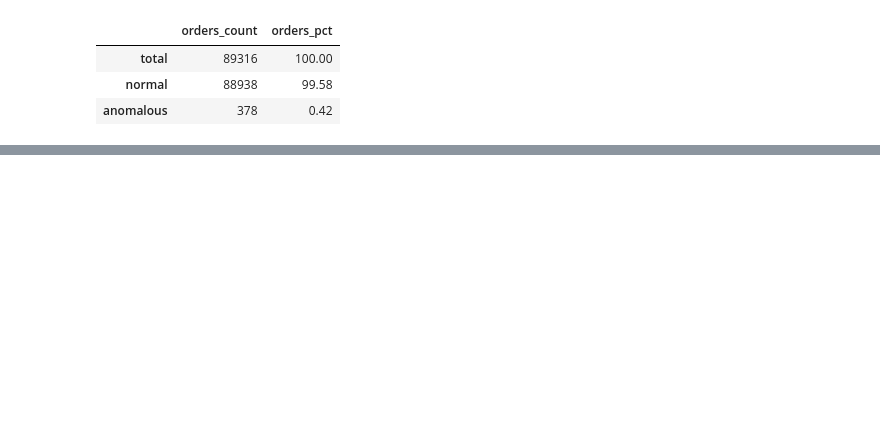
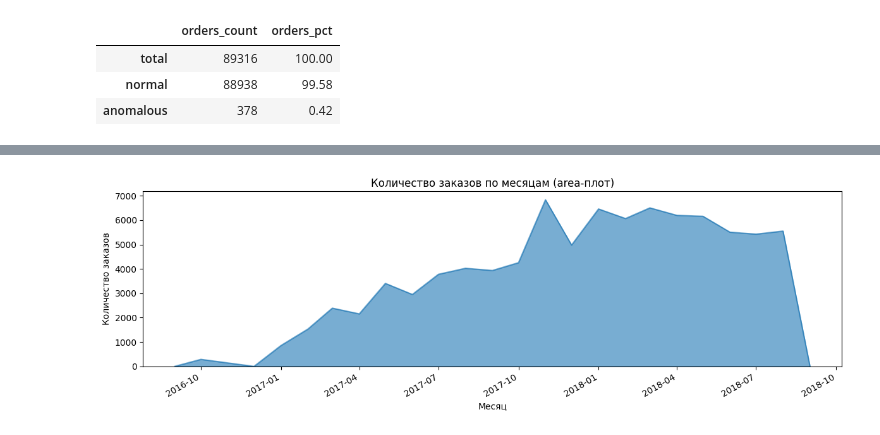
Before and after one commit to mkudim/analytics-learning-notes, a Jupyter notebook: 03_bi_tools/data_for_practice/EDA_orders.ipynb, the cells around one changed output, grey strips where cells are left out. Saved outputs shown, nothing was run; the diff lists cells and outputs as text; code cells hidden in the pictures; blank space fills up the shorter version.

```diff
--- a/03_bi_tools/data_for_practice/EDA_orders.ipynb
+++ b/03_bi_tools/data_for_practice/EDA_orders.ipynb
@@ -513,0 +590,15 @@ summary
+# %%
+monthly_orders.index = monthly_orders.index.to_timestamp()
+
+monthly_orders.plot(
+    kind='area',
+    figsize=(12, 4),
+    alpha=0.6
+)
+plt.title('Количество заказов по месяцам (area-плот)')
+plt.xlabel('Месяц')
+plt.ylabel('Количество заказов')
+plt.tight_layout()
+plt.show()
+# %% [output]
+[figure, added]
```
Also changed, not shown: parts of 18 cells of this notebook.
